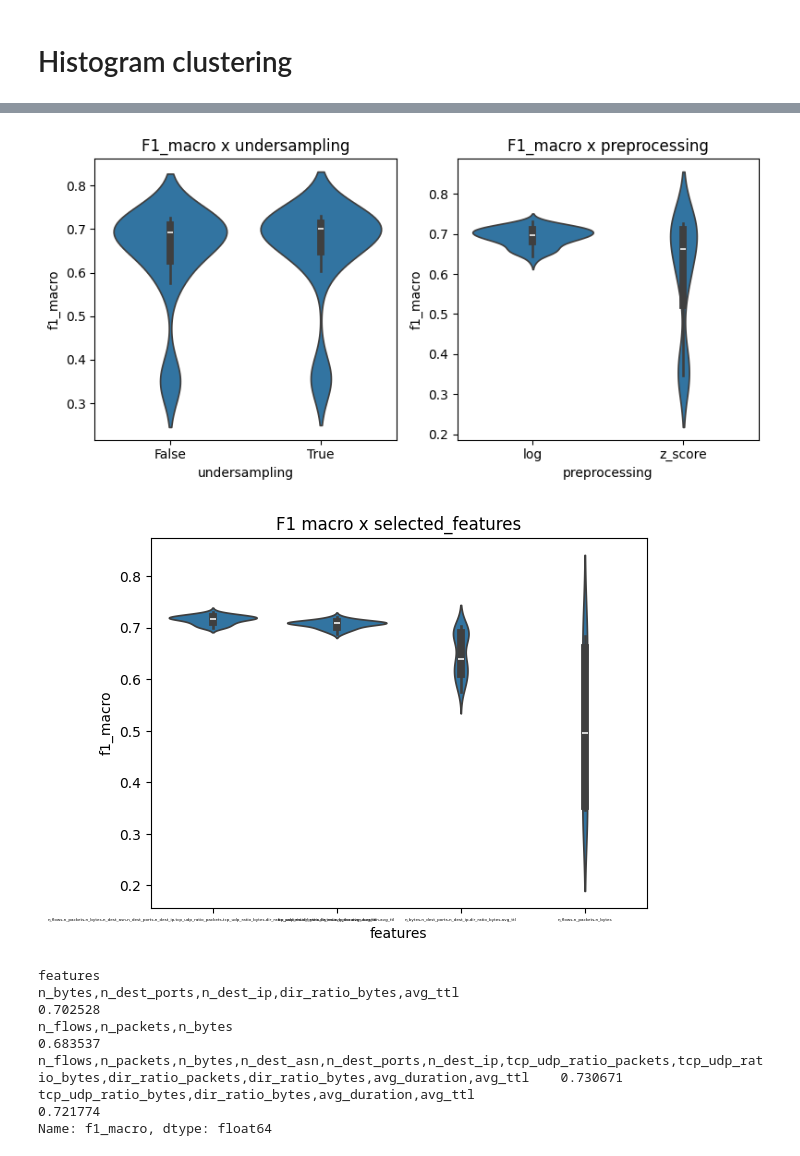
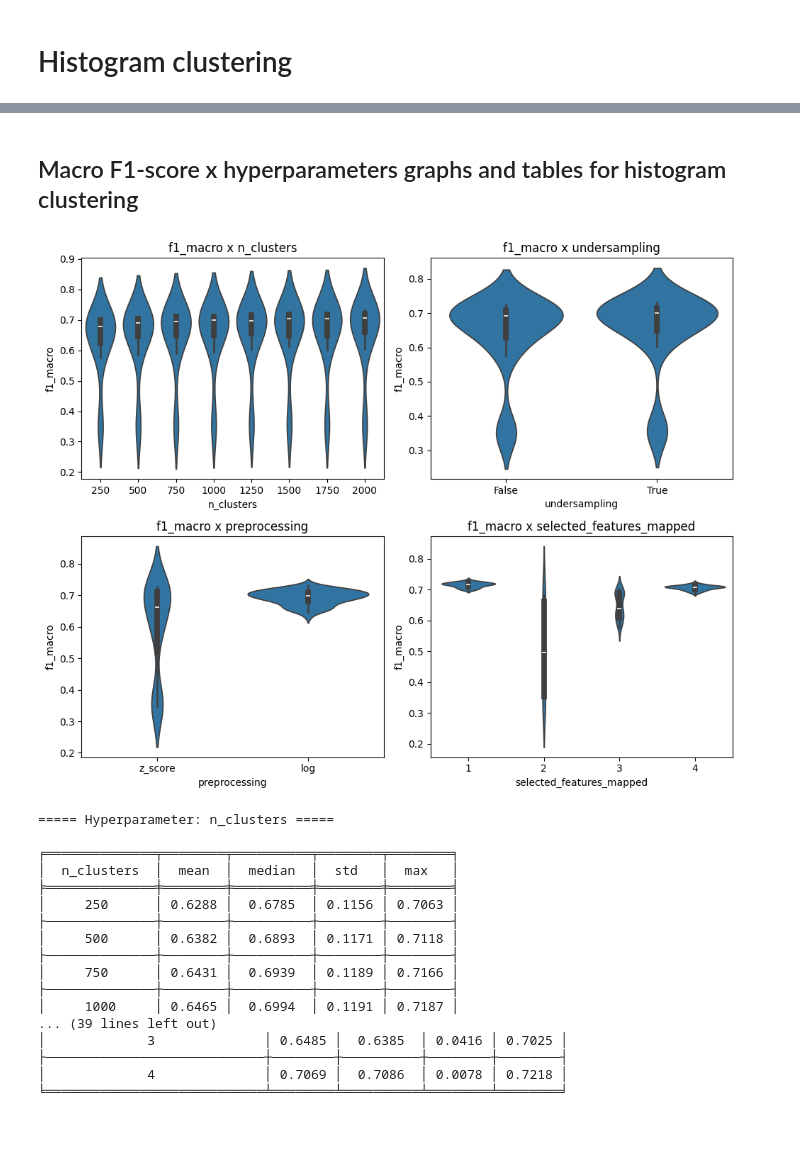
Before and after one commit to koumajos/DeviceTypeClassification, a Jupyter notebook: evaluation_notebooks/clustering_results.ipynb, the cells around one changed output, grey strips where cells are left out. Cells and saved outputs as stored; diff of their text form; code cells hidden in the pictures; blank space fills up the shorter version.

```diff
--- a/evaluation_notebooks/clustering_results.ipynb
+++ b/evaluation_notebooks/clustering_results.ipynb
@@ -36 +76,3 @@ df_results
+# %%
+hyperparameters = ["n_clusters", "undersampling", "preprocessing", "selected_features_mapped"]
 # %%
@@ -66,5 +100,4 @@ Name: f1_macro, dtype: float64
 # Histogram clustering
 # %%
 df_results = pd.read_csv("histogram_clustering_results.csv")
-df_sorted = df_results.sort_values(by='f1_macro',ascending = False)
-df_results = df_sorted[df_sorted['f1_macro'] > 0]
+df_results['selected_features_mapped'] = df_results['features'].map(selected_features_mapping)
@@ -85,29 +121,23 @@ df_results.head(10)
+# %% [markdown]
+##  Macro F1-score x hyperparameters graphs and tables for histogram clustering
 # %%
-fig, axes = plt.subplots(1, 2, figsize=(8, 4))
-axes = axes.flatten()
-
-for idx, col in enumerate(['undersampling','preprocessing']):
-    sns.violinplot(data=df_results, x=col, y='f1_macro', ax=axes[idx])
-    axes[idx].set_title(f'{'F1_macro'} x {col}')
-
-
-plt.tight_layout()
-plt.show()
+print_graphs_and_tables(df_results, hyperparameters)
 # %% [output]
-[figure, old version]
+[figure, new version]
+===== Hyperparameter: n_clusters =====
+
+╒══════════════╤════════╤══════════╤════════╤════════╕
+│  n_clusters  │  mean  │  median  │  std   │  max   │
+╞══════════════╪════════╪══════════╪════════╪════════╡
+│     250      │ 0.6288 │  0.6785  │ 0.1156 │ 0.7063 │
+├──────────────┼────────┼──────────┼────────┼────────┤
+│     500      │ 0.6382 │  0.6893  │ 0.1171 │ 0.7118 │
+├──────────────┼────────┼──────────┼────────┼────────┤
+│     750      │ 0.6431 │  0.6939  │ 0.1189 │ 0.7166 │
+├──────────────┼────────┼──────────┼────────┼────────┤
+│     1000     │ 0.6465 │  0.6994  │ 0.1191 │ 0.7187 │
+... (39 lines left out)
+│             3              │ 0.6485 │  0.6385  │ 0.0416 │ 0.7025 │
+├────────────────────────────┼────────┼──────────┼────────┼────────┤
+│             4              │ 0.7069 │  0.7086  │ 0.0078 │ 0.7218 │
+╘════════════════════════════╧════════╧══════════╧════════╧════════╛
-# %%
-sns.violinplot(data=df_results, x='features', y='f1_macro')
-plt.title('F1 macro x selected_features')
-plt.xticks(fontsize=3)
-plt.show()
-# %% [output]
-[figure, removed]
-# %%
-print(df_results.groupby('features')['f1_macro'].max())
-# %% [output]
-features
-n_bytes,n_dest_ports,n_dest_ip,dir_ratio_bytes,avg_ttl                                                                                                          0.702528
-n_flows,n_packets,n_bytes                                                                                                                                       0.683537
-n_flows,n_packets,n_bytes,n_dest_asn,n_dest_ports,n_dest_ip,tcp_udp_ratio_packets,tcp_udp_ratio_bytes,dir_ratio_packets,dir_ratio_bytes,avg_duration,avg_ttl    0.730671
-tcp_udp_ratio_bytes,dir_ratio_bytes,avg_duration,avg_ttl                                                                                                        0.721774
-Name: f1_macro, dtype: float64
```
Also changed, not shown: parts of 13 cells of this notebook, 5 other files.
